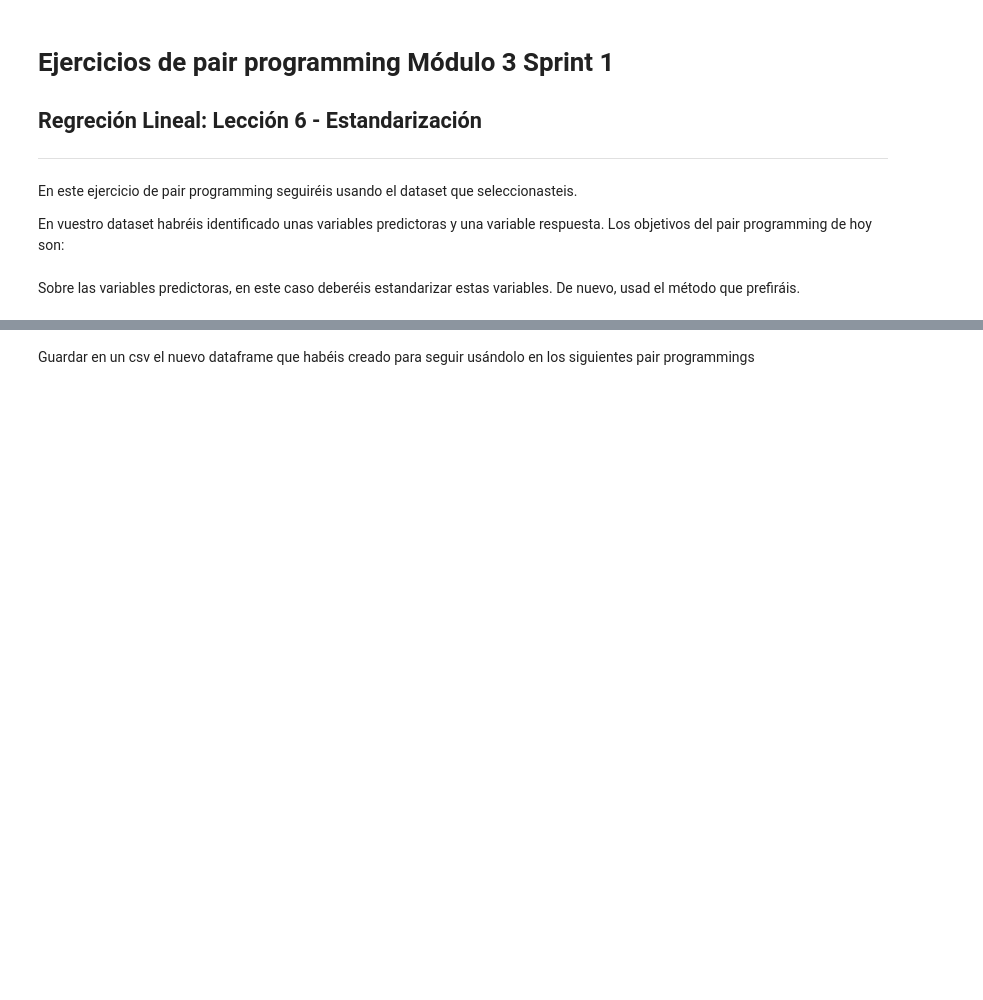
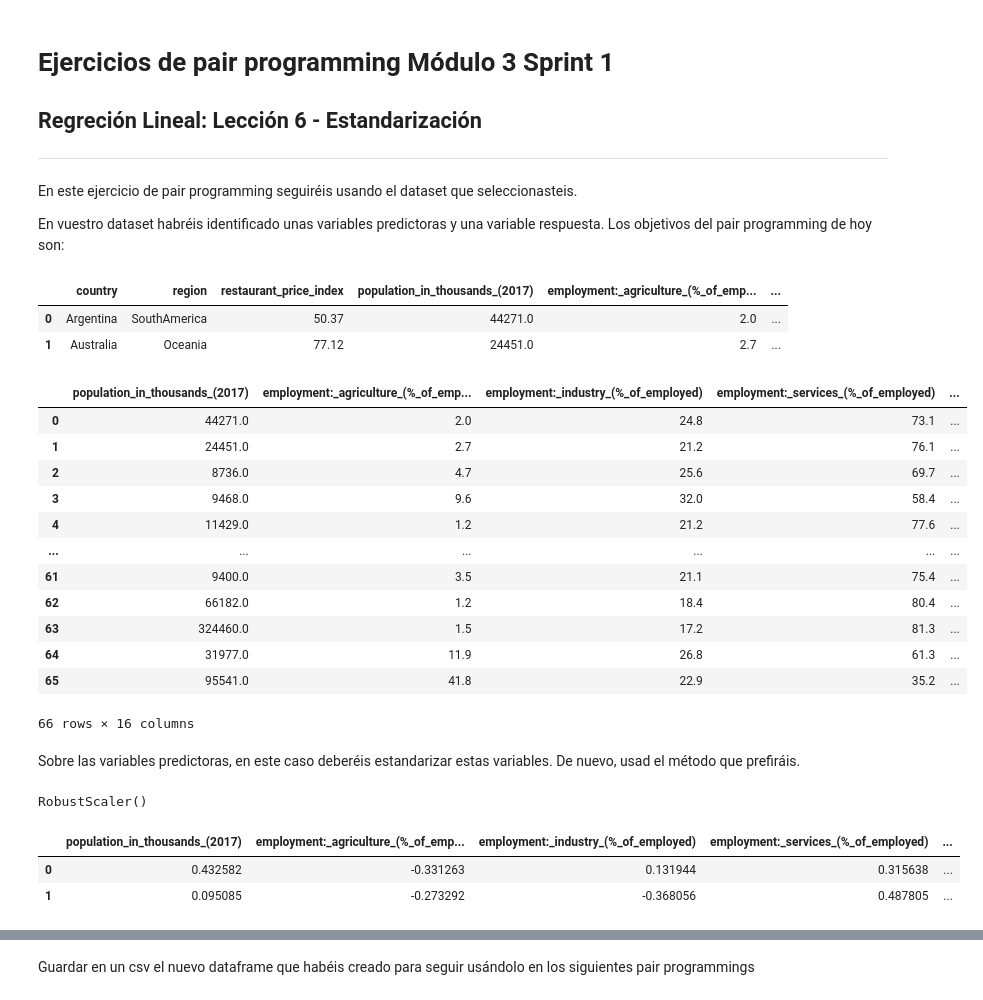
Before and after one commit to Adalab/promo-d-da-modulo3-sprint1-laura-maitane, a Jupyter notebook: regresion-lineal/reg-lin-6-estandarización.ipynb, the cells around one changed output, grey strips where cells are left out. Cells and saved outputs as stored; diff of their text form; code cells hidden in the pictures; blank space fills up the shorter version.

```diff
--- a/regresion-lineal/reg-lin-6-estandarización.ipynb
+++ b/regresion-lineal/reg-lin-6-estandarización.ipynb
@@ -22,5 +22,29 @@ from sklearn.preprocessing import StandardScaler
 from sklearn.preprocessing import RobustScaler
 
 pd.options.display.max_columns = None
+# %%
+df = pd.read_csv("datos/soci_econ_country_profiles_normalizado.csv", index_col = 0)
+df.head(2)
+# %% [output]
+|  | country | region | restaurant_price_index | population_in_thousands_(2017) | employment:_agriculture_(%_of_emp... | ... |
+| 0 | Argentina | SouthAmerica | 50.37 | 44271.0 | 2.0 | ... |
+| 1 | Australia | Oceania | 77.12 | 24451.0 | 2.7 | ... |
+# %%
+df_numericas = df.select_dtypes(include= np.number).drop(['restaurant_price_index', 'restaurant_price_index_normal'], axis=1)
+df_numericas
+# %% [output]
+|  | population_in_thousands_(2017) | employment:_agriculture_(%_of_emp... | employment:_industry_(%_of_employed) | employment:_services_(%_of_employed) | ... |
+| 0 | 44271.0 | 2.0 | 24.8 | 73.1 | ... |
+| 1 | 24451.0 | 2.7 | 21.2 | 76.1 | ... |
+| 2 | 8736.0 | 4.7 | 25.6 | 69.7 | ... |
+| 3 | 9468.0 | 9.6 | 32.0 | 58.4 | ... |
+| 4 | 11429.0 | 1.2 | 21.2 | 77.6 | ... |
+| ... | ... | ... | ... | ... | ... |
+| 61 | 9400.0 | 3.5 | 21.1 | 75.4 | ... |
+| 62 | 66182.0 | 1.2 | 18.4 | 80.4 | ... |
+| 63 | 324460.0 | 1.5 | 17.2 | 81.3 | ... |
+| 64 | 31977.0 | 11.9 | 26.8 | 61.3 | ... |
+| 65 | 95541.0 | 41.8 | 22.9 | 35.2 | ... |
+66 rows × 16 columns
 # %% [markdown]
 Sobre las variables predictoras, en este caso deberéis estandarizar estas variables. De nuevo, usad el método que prefiráis.
@@ -26,0 +54,4 @@ Sobre las variables predictoras, en este caso deberéis estandarizar estas varia
+# %%
+robust.fit(df_numericas)
+# %% [output]
+RobustScaler()
@@ -26,0 +60,7 @@ Sobre las variables predictoras, en este caso deberéis estandarizar estas varia
+# %%
+numericas_robust = pd.DataFrame(X_robust, columns = df_numericas.columns)
+numericas_robust.head(2)
+# %% [output]
+|  | population_in_thousands_(2017) | employment:_agriculture_(%_of_emp... | employment:_industry_(%_of_employed) | employment:_services_(%_of_employed) | ... |
+| 0 | 0.432582 | -0.331263 | 0.131944 | 0.315638 | ... |
+| 1 | 0.095085 | -0.273292 | -0.368056 | 0.487805 | ... |
```
Also changed, not shown: parts of 5 cells of this notebook.
